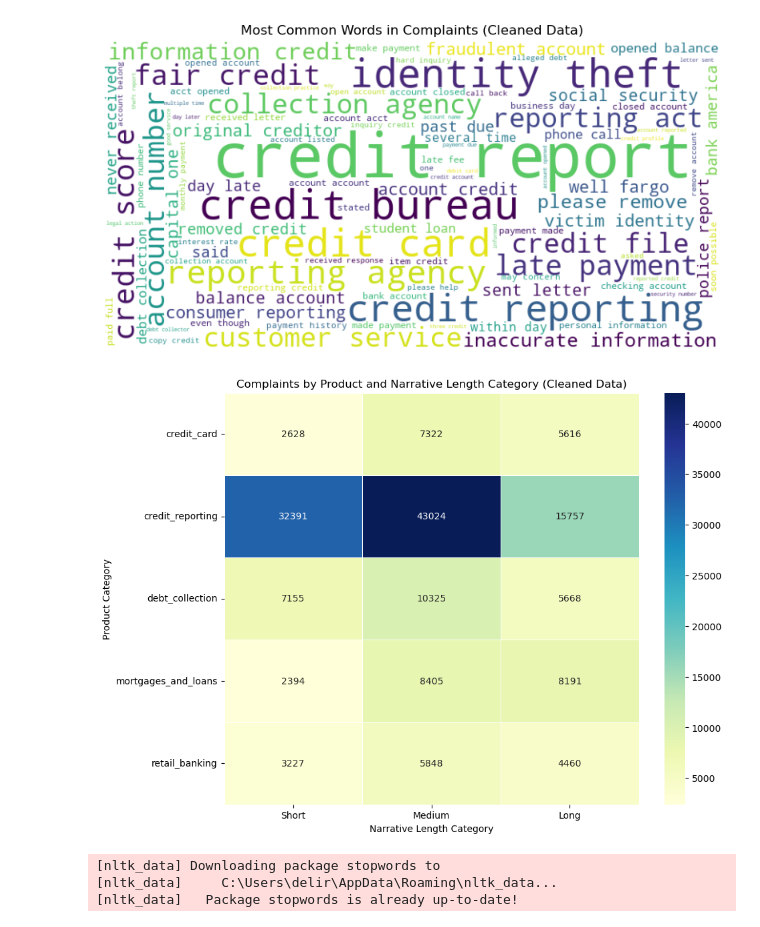
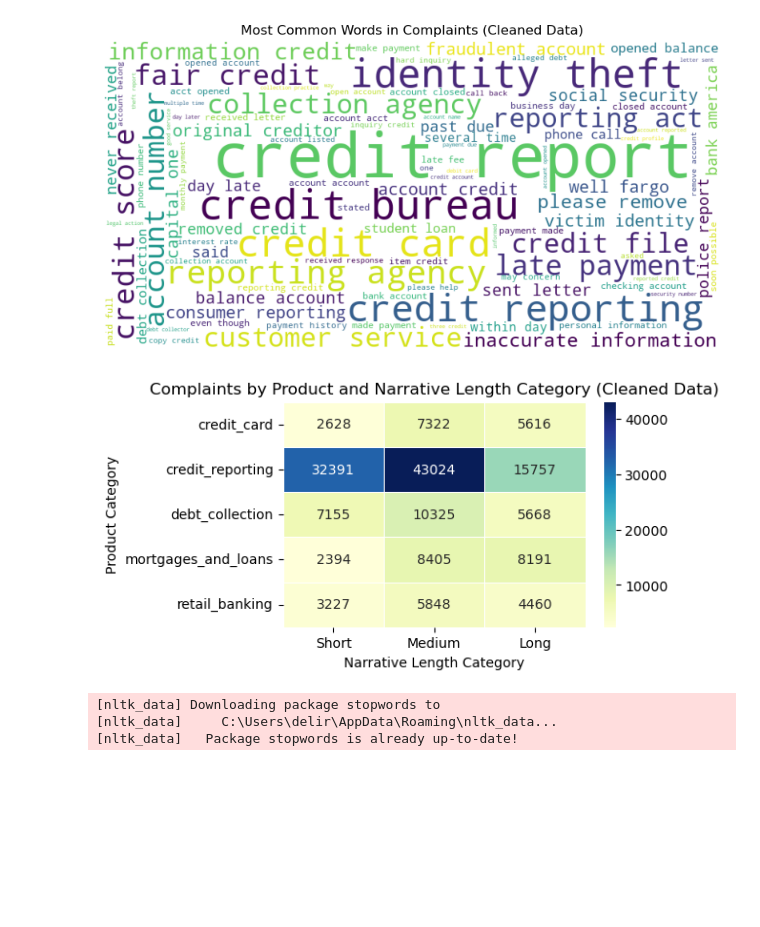
Before and after one commit to Delicia2000/Complaints_Classification, a Jupyter notebook: MyDS_project.ipynb, the cells around one changed output. Saved outputs shown, nothing was run; the diff lists cells and outputs as text; code cells hidden in the pictures; blank space fills up the shorter version.

```diff
--- a/MyDS_project.ipynb
+++ b/MyDS_project.ipynb
@@ -104,6 +104,11 @@ df.head(100)
 | 98 | 98 | credit_reporting | transunion continue refresh outda... |
 | 99 | 99 | debt_collection | trueaccord emailed separated eigh... |
 100 rows × 3 columns
+# %%
+df.dropna(subset=['narrative'], inplace=True)
+df.drop(columns=['Unnamed: 0'], inplace=True)
+df['narrative'] = df['narrative'].str.lower()
+df['narrative'] = df['narrative'].str.replace(r'[^a-z\s]', '', regex=True)
 # %%
 # checking for null values after removing them
 print(df['narrative'].isnull().sum())
@@ -248,19 +250,19 @@ plt.show()
 # %%
 # Categorize word counts into length categories
 df['length_category'] = pd.cut(df['word_count'], bins=[0, 30, 95, df['word_count'].max()], labels=['Short', 'Medium', 'Long'])
 
 # Create pivot table for heatmap data
 heatmap_data = df.pivot_table(index='product', columns='length_category', aggfunc='size', fill_value=0)
 
 # Plotting the heatmap
-plt.figure(figsize=(10, 8))
+plt.figure(figsize=(5, 3))
 sns.heatmap(heatmap_data, annot=True, fmt="d", cmap="YlGnBu", linewidths=.5)
 plt.title("Complaints by Product and Narrative Length Category (Cleaned Data)")
 plt.xlabel("Narrative Length Category")
 plt.ylabel("Product Category")
 plt.show()
 # %% [output]
-[figure, old version]
+[figure, new version]
 # %%
 # from nltk.corpus import stopwords
 # import nltk
```
Also changed, not shown: parts of 15 cells of this notebook.
